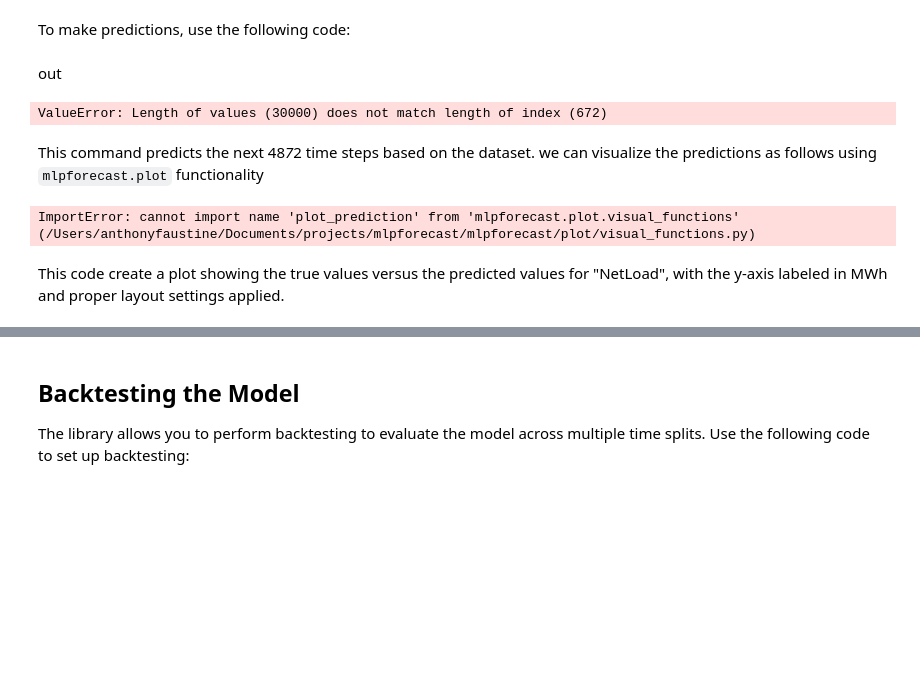
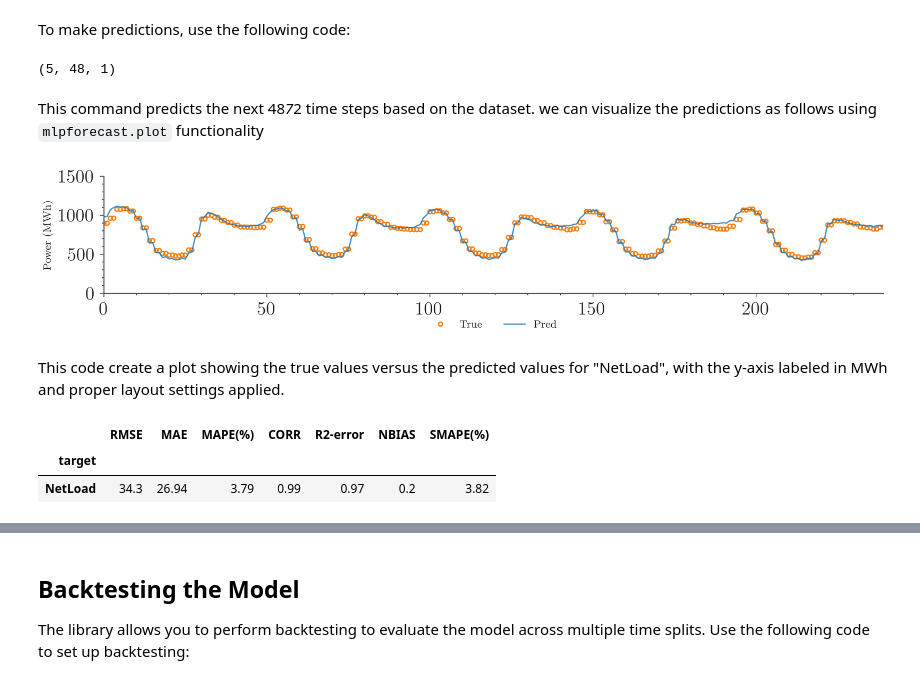
Before and after one commit to sambaiga/mlpforecast, a Jupyter notebook: example/getting_started.ipynb, the cells around one changed output, grey strips where cells are left out. Cells and saved outputs as stored; diff of their text form; code cells hidden in the pictures; blank space fills up the shorter version.

````diff
--- a/example/getting_started.ipynb
+++ b/example/getting_started.ipynb
@@ -142,7 +143,7 @@
 - **alpha**: Parameter for the model (0.5).
 - **max_epochs**: Maximum number of epochs for training (10).
 # %%
-from mlpforecast.forecaster.mlpgam import MLPGAMForecast
+from mlpforecast.forecaster.mlp import MLPForecast
 
 model_hparams = {
     "data_pipeline": ds,
@@ -156,12 +157,19 @@ model_hparams = {
     "activation_function": "SiLU",
     "out_activation_function": "Identity",
     "dropout_rate": 0.2,
-    "alpha": 0.5,
-    "max_epochs": 10,
+    "alpha": 0.3,
+    'lambda_lasso':1e-3,
+    'gam_layer':True,
+    'residual':False,
+    "max_epochs": 20,
 }
 model_hparams.update(common_params)
-model = MLPGAMForecast(
-    exp_name="test", model_type="MLPFGAM", hparams=model_hparams, rich_progress_bar=False
+model = MLPForecast(
+    exp_name="test",
+    model_type="MLPFGAM",
+    hparams=model_hparams,
+    rich_progress_bar=False,
+    max_epochs=20
 )
 # %% [markdown]
 ## Training the Model
@@ -197,24 +187,29 @@ out=results_df
-# %% [markdown]
-out
+# %%
+pred=model.predict(data.reset_index()[20000 : 20000 + 48 * 7 * 2], daily_feature=True)
+
+pred['loc'].shape
+# %% [output]
+(5, 48, 1)
 # %%
-out = model.predict(data.reset_index()[20000 : 20000 + 48 * 7 * 2])
-clear_output()
+pred_df, metrics_df=model.evaluate(data.reset_index()[20000 : 20000 + 48 * 7 * 2])
-# %% [output]
-ValueError: Length of values (30000) does not match length of index (672)
 # %% [markdown]
 This command predicts the next 48*7*2 time steps based on the dataset. we can visualize the predictions as follows using ```mlpforecast.plot``` functionality
 # %%
 from mlpforecast.plot.visual_functions import plot_prediction
 
-fig, ax = plt.subplots(1, 1, figsize=(8, 2))
-ax = plot_prediction(ax, true=out["NetLoad"].values, mu=out["NetLoad_forecast"].values)
+fig, ax = plt.subplots(1, 1, figsize=(9, 2))
+ax = plot_prediction(ax, true=pred_df["NetLoad"].values, mu=pred_df["NetLoad_forecast"].values)
 ax.set_ylim(0, 1500)
 ax.set_ylabel("Power (MWh)")
 fig.tight_layout(pad=1.08, h_pad=0.5, w_pad=0.5)
 # %% [output]
-ImportError: cannot import name 'plot_prediction' from 'mlpforecast.plot.visual_functions' (/Users/anthonyfaustine/Documents/projects/mlpforecast/mlpforecast/plot/visual_functions.py)
+[figure, added]
 # %% [markdown]
 This code create a plot showing the true values versus the predicted values for "NetLoad", with the y-axis labeled in MWh and proper layout settings applied.
 # %%
 met = ["RMSE", "MAE", "MAPE(%)", "CORR", "R2-error", "NBIAS", "SMAPE(%)"]
-model.metrics.groupby("target")[met].mean().round(2)
+metrics_df.groupby("target")[met].mean().round(2)
+# %% [output]
+|  | RMSE | MAE | MAPE(%) | CORR | R2-error | NBIAS | SMAPE(%) |
+| target |  |  |  |  |  |  |  |
+| NetLoad | 34.3 | 26.94 | 3.79 | 0.99 | 0.97 | 0.2 | 3.82 |
````
Also changed, not shown: parts of 17 cells of this notebook, 25 other files.
